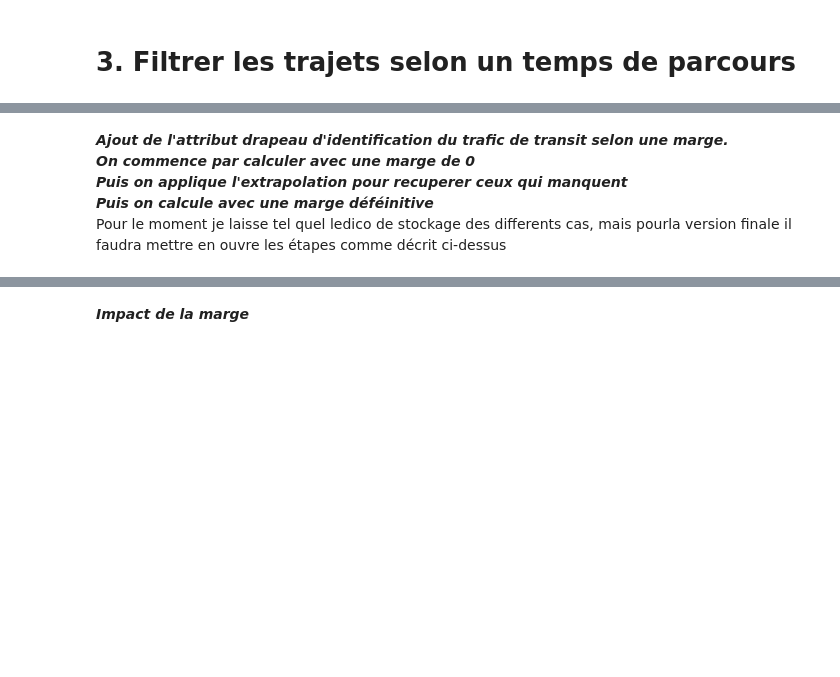
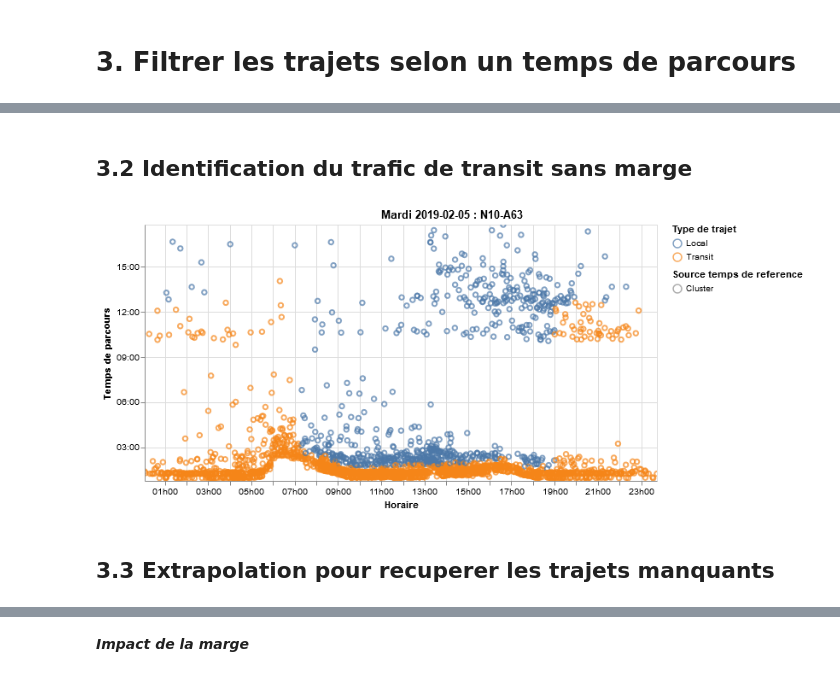
Before and after one commit to nantodevison/lapi, a Jupyter notebook: Carto_Lapi/Analyse/Donnees_postraitees.ipynb, the cells around one changed output, grey strips where cells are left out. Drawn from its saved outputs; the diff is of its cells as text; code cells hidden in the pictures; blank space fills up the shorter version.

```diff
--- a/Carto_Lapi/Analyse/Donnees_postraitees.ipynb
+++ b/Carto_Lapi/Analyse/Donnees_postraitees.ipynb
@@ -133,2 +133,2 @@ Wall time: 2.73 s
-# %% [markdown]
-***Ajout de l'attribut drapeau d'identification du trafic de transit selon une marge. <br>On commence par calculer avec une marge de 0<br>Puis on applique l'extrapolation pour recuperer ceux qui manquent<br> Puis on calcule avec une marge déféinitive***<br> Pour le moment je laisse tel quel ledico de stockage des differents cas, mais pourla version finale il faudra mettre en ouvre les étapes comme décrit ci-dessus
+# %% [markdown]
+## 3.2 Identification du trafic de transit sans marge
@@ -134,0 +138,9 @@ Wall time: 2.73 s
+# %%
+#df des transit avec marge 0 ss extrapolation
+df_transit_marge0_ss_extrapolation=t.identifier_transit(df_transit_tps_ref, 0)
+# %%
+g.graph_transit_filtre(df_transit_marge0_ss_extrapolation,'2019-02-05 00:00:00', '2019-02-05 23:59:59','N10-A63')
+# %% [output]
+[figure, added]
+# %% [markdown]
+## 3.3 Extrapolation pour recuperer les trajets manquants
```
Also changed, not shown: parts of 56 cells of this notebook, 1 other file.
